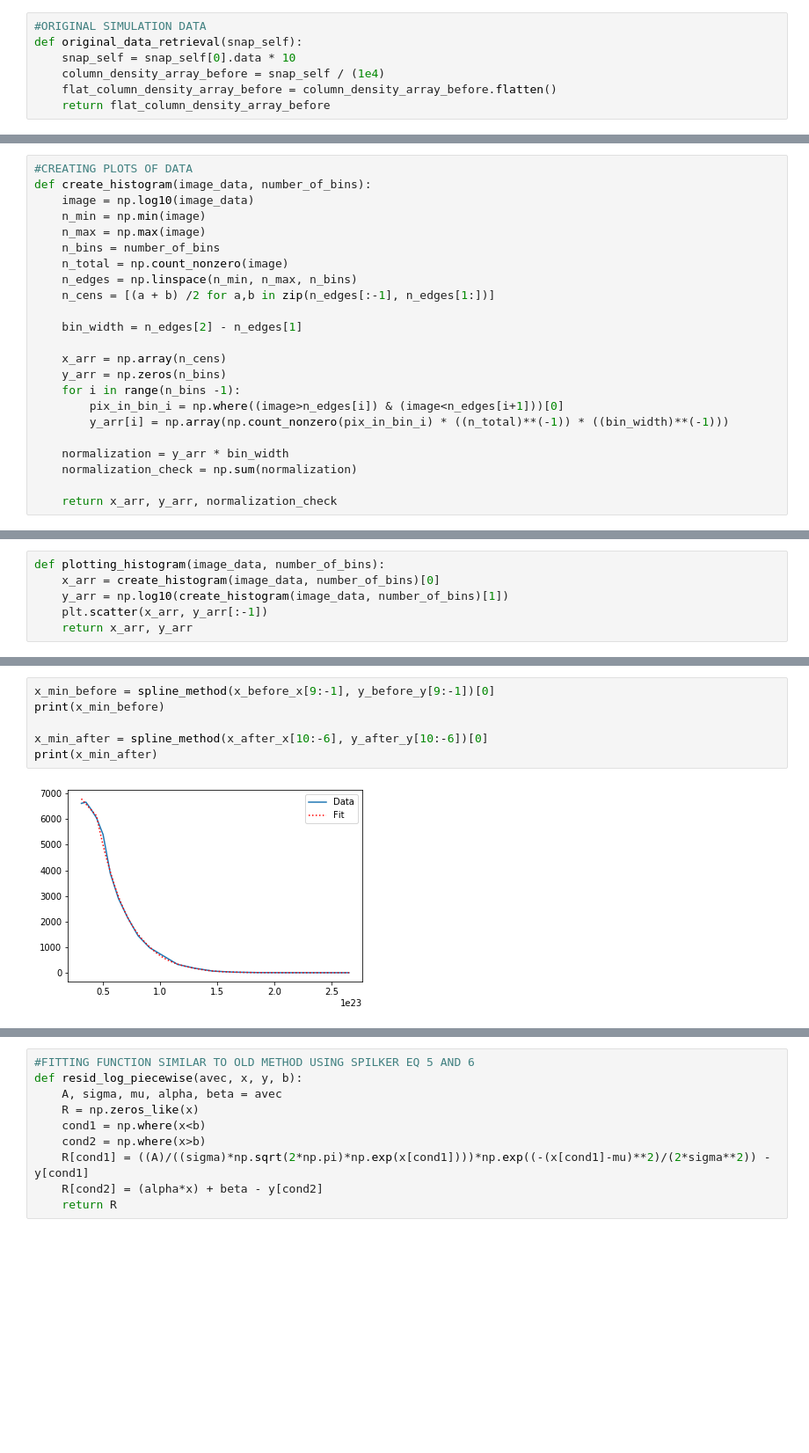
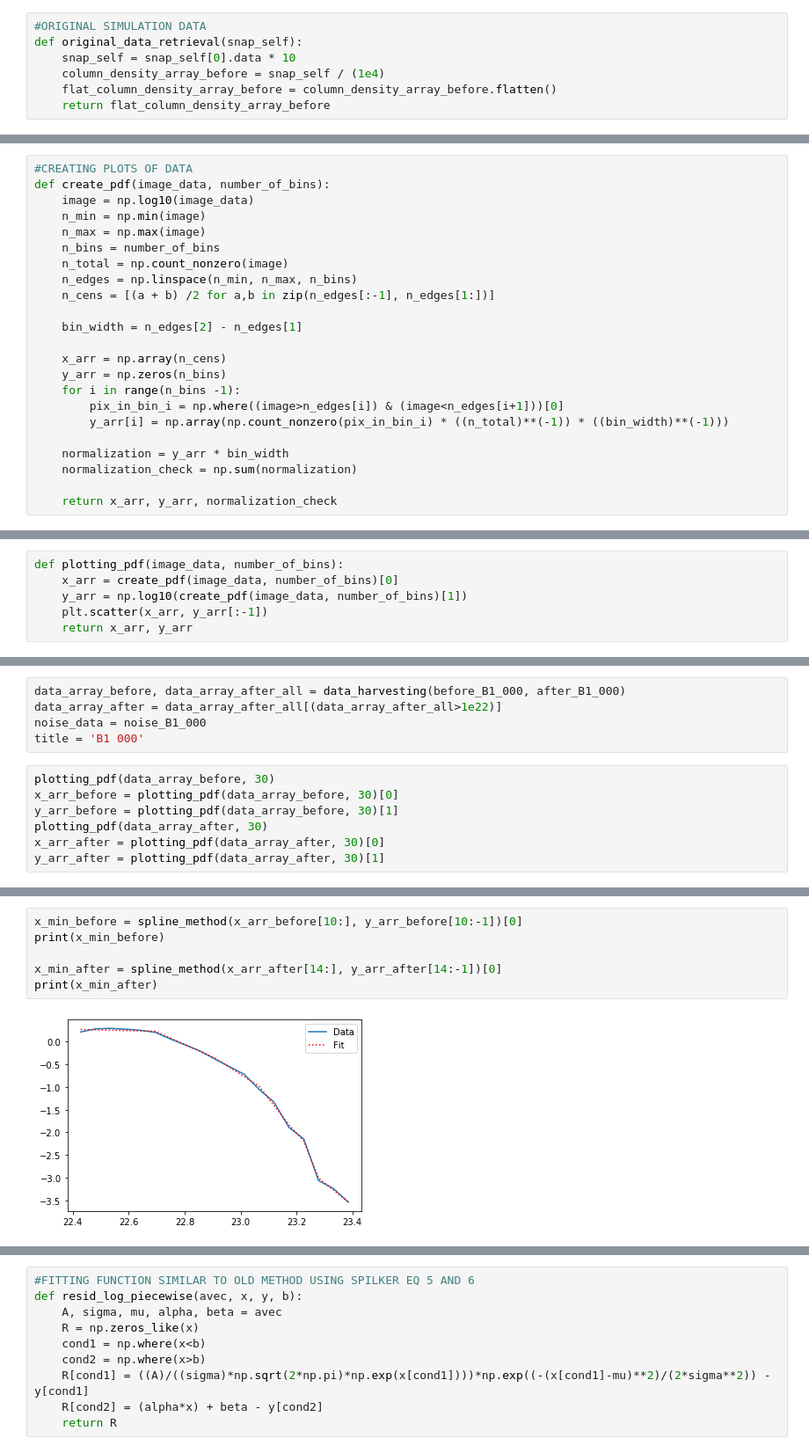
Before and after one commit to Hannahkoziol/PDF_fitting, a Jupyter notebook: Leastsq_histogram_fitting.ipynb, the cells around one changed output, grey strips where cells are left out. Shown at 88% size. Saved outputs shown, nothing was run; the diff lists cells and outputs as text; blank space fills up the shorter version.

```diff
--- a/Leastsq_histogram_fitting.ipynb
+++ b/Leastsq_histogram_fitting.ipynb
@@ -99,7 +80,7 @@ def spline_method(x_data, y_data):
     return x_min_value
 # %%
 #CREATING PLOTS OF DATA
-def create_histogram(image_data, number_of_bins):
+def create_pdf(image_data, number_of_bins):
     image = np.log10(image_data)
     n_min = np.min(image)
     n_max = np.max(image)
@@ -141,6 +104,6 @@ create_histogram(data_array[(data_array > x_min_before)], 30)
 # %%
-def plotting_histogram(image_data, number_of_bins):
-    x_arr = create_histogram(image_data, number_of_bins)[0]
-    y_arr = np.log10(create_histogram(image_data, number_of_bins)[1])
+def plotting_pdf(image_data, number_of_bins):
+    x_arr = create_pdf(image_data, number_of_bins)[0]
+    y_arr = np.log10(create_pdf(image_data, number_of_bins)[1])
     plt.scatter(x_arr, y_arr[:-1])
     return x_arr, y_arr
@@ -164,0 +143,12 @@ print(y_before_y)
+# %%
+data_array_before, data_array_after_all = data_harvesting(before_B1_000, after_B1_000)
+data_array_after = data_array_after_all[(data_array_after_all>1e22)]
+noise_data = noise_B1_000
+title = 'B1 000'
+# %%
+plotting_pdf(data_array_before, 30)
+x_arr_before = plotting_pdf(data_array_before, 30)[0]
+y_arr_before = plotting_pdf(data_array_before, 30)[1]
+plotting_pdf(data_array_after, 30)
+x_arr_after = plotting_pdf(data_array_after, 30)[0]
+y_arr_after = plotting_pdf(data_array_after, 30)[1]
@@ -165,8 +176,8 @@ print(y_before_y)
 # %%
-x_min_before = spline_method(x_before_x[9:-1], y_before_y[9:-1])[0]
+x_min_before = spline_method(x_arr_before[10:], y_arr_before[10:-1])[0]
 print(x_min_before)
 
-x_min_after = spline_method(x_after_x[10:-6], y_after_y[10:-6])[0]
+x_min_after = spline_method(x_arr_after[14:], y_arr_after[14:-1])[0]
 print(x_min_after)
 # %% [output]
-[figure, old version]
+[figure, new version]
```
Also changed, not shown: parts of 23 cells of this notebook.
